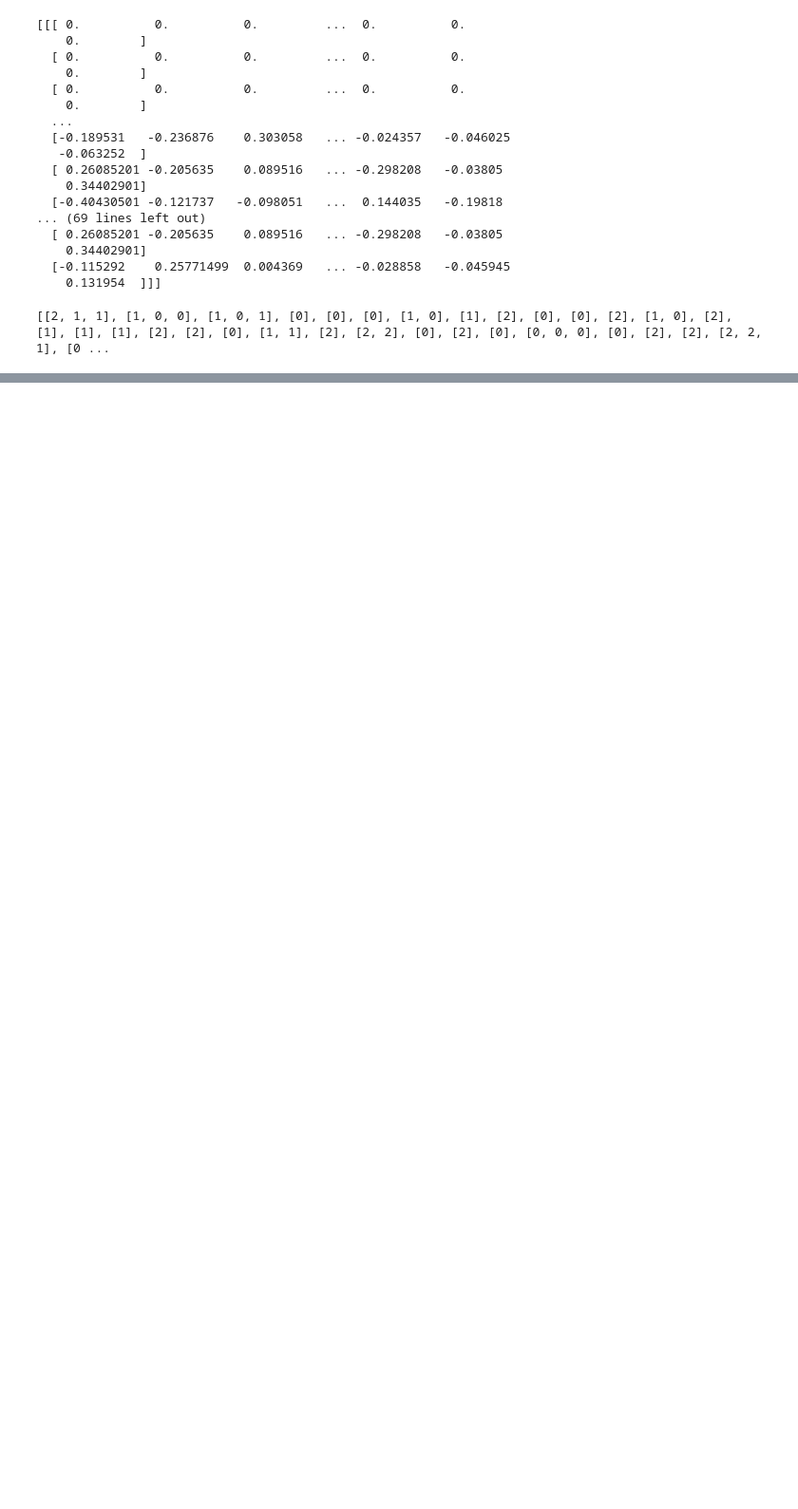
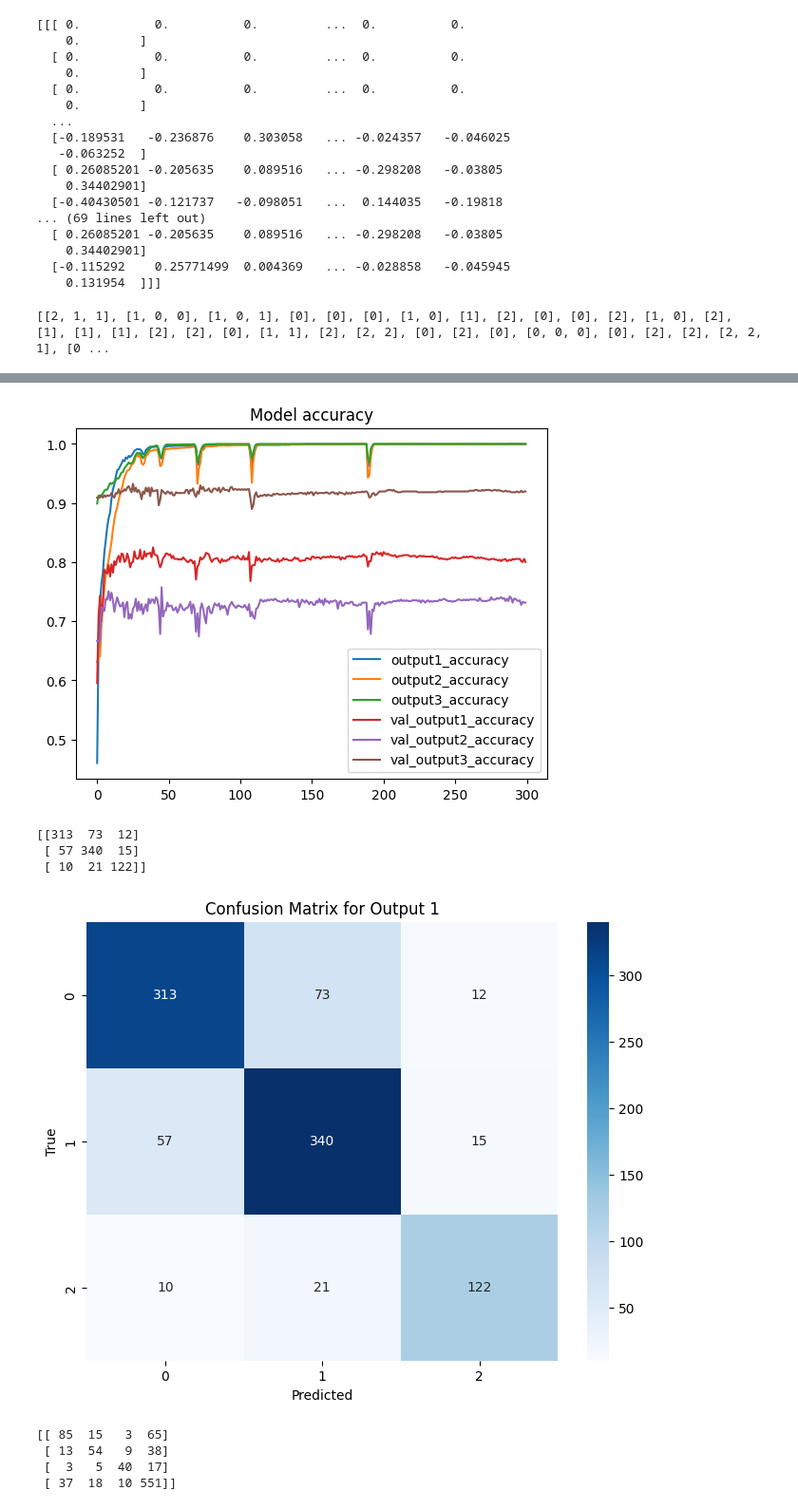
Before and after one commit to Panthonf/nlp-contest-panthon, a Jupyter notebook: nlp_contest.ipynb, the cells around one changed output, grey strips where cells are left out. Shown at 95% size. Cells and saved outputs as stored; diff of their text form; code cells hidden in the pictures; blank space fills up the shorter version.

```diff
--- a/nlp_contest.ipynb
+++ b/nlp_contest.ipynb
@@ -342,6 +314,6 @@ Trainable params: 287,118
 Non-trainable params: 0
 __________________________________________________________________________________________________
 # %%
-history = model.fit(word_vectorstrain, y_train_last, epochs=100, batch_size=50, validation_split = 0.2)
+history = model.fit(word_vectorstrain, y_train_last, epochs=300, batch_size=50, validation_split = 0.2)
 model.save('model_102.h5')
 # %% [output]
@@ -448,0 +408,39 @@ Test accuracy: 107.11363554000854
+# %%
+from sklearn.metrics import confusion_matrix
+import matplotlib.pyplot as plt
+
+plt.plot(history.history['output1_accuracy'], label='output1_accuracy')
+plt.plot(history.history['output2_accuracy'], label='output2_accuracy')
+plt.plot(history.history['output3_accuracy'], label='output3_accuracy')
+plt.plot(history.history['val_output1_accuracy'], label='val_output1_accuracy')
+plt.plot(history.history['val_output2_accuracy'], label='val_output2_accuracy')
+plt.plot(history.history['val_output3_accuracy'], label='val_output3_accuracy')
+plt.title('Model accuracy')
+plt.legend()
+plt.show()
+
+from sklearn.metrics import confusion_matrix
+import seaborn as sns
+
+for i in range(len(y_pred)):
+    cm = confusion_matrix(y_test_last[i].argmax(axis=1), y_pred[i].argmax(axis=1))
+    output_label = f'Output {i + 1}'
+    # print(f'Confusion Matrix for {output_label}:')
+    print(cm)
+
+    plt.figure(figsize=(8, 6))
+    sns.heatmap(cm, annot=True, fmt='d', cmap='Blues', cbar=True)
+    plt.xlabel('Predicted')
+    plt.ylabel('True')
+    plt.title(f'Confusion Matrix for {output_label}')
+    plt.show()
+# %% [output]
+[figure, added]
+[[313  73  12]
+ [ 57 340  15]
+ [ 10  21 122]]
+[figure, added]
+[[ 85  15   3  65]
+ [ 13  54   9  38]
+ [  3   5  40  17]
+ [ 37  18  10 551]]
```
Also changed, not shown: parts of 14 cells of this notebook.
